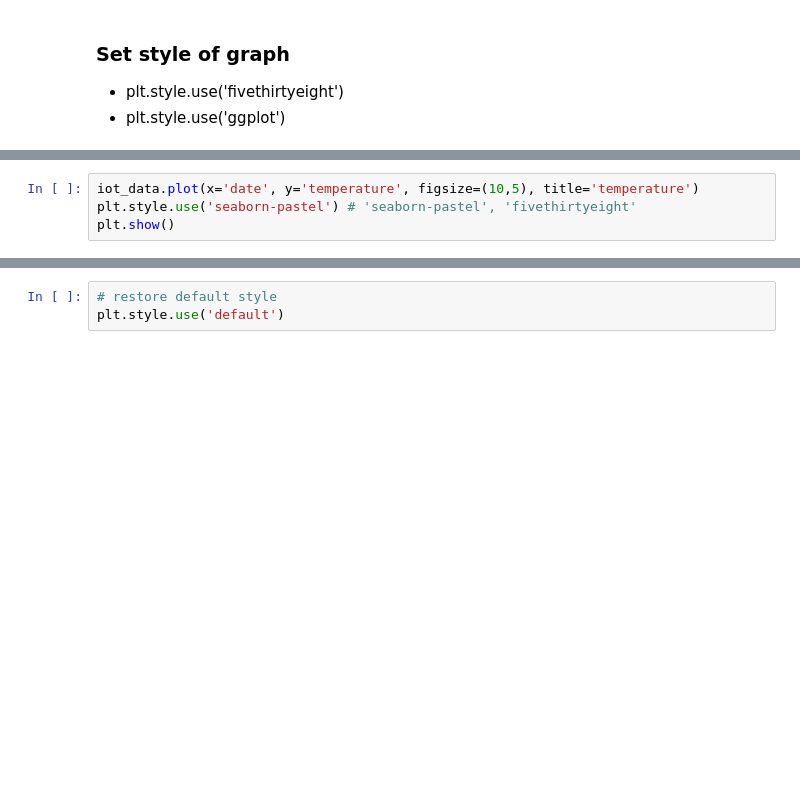
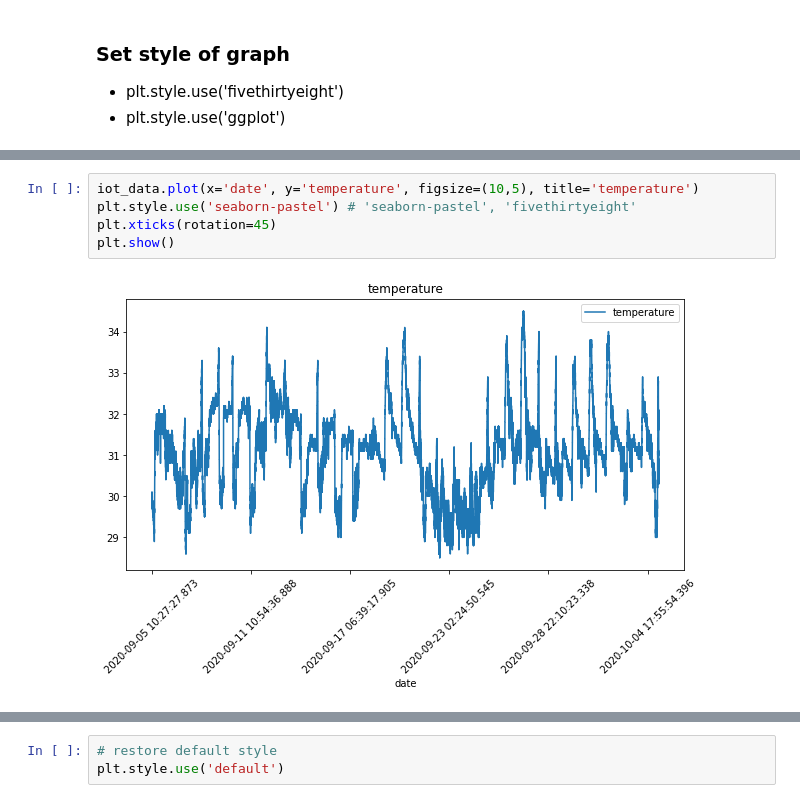
Before and after one commit to o-going/pdm01, a Jupyter notebook: py-pandas/pandas_6_iot_nano33.ipynb, the cells around one changed output, grey strips where cells are left out. Cells and saved outputs as stored; diff of their text form; blank space fills up the shorter version.

```diff
--- a/py-pandas/pandas_6_iot_nano33.ipynb
+++ b/py-pandas/pandas_6_iot_nano33.ipynb
@@ -274,7 +302,10 @@ plt.style.available
 # %%
 iot_data.plot(x='date', y='temperature', figsize=(10,5), title='temperature')
 plt.style.use('seaborn-pastel') # 'seaborn-pastel', 'fivethirtyeight'
+plt.xticks(rotation=45)
 plt.show()
+# %% [output]
+[figure, added]
 # %%
 iot_data.plot(x='date', y='temperature', figsize=(10,5), title='temperature')
 plt.style.use('ggplot')
```
Also changed, not shown: parts of 47 cells of this notebook.
